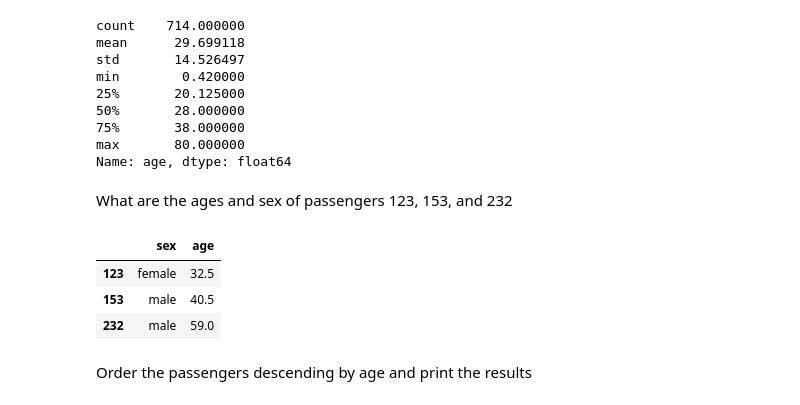
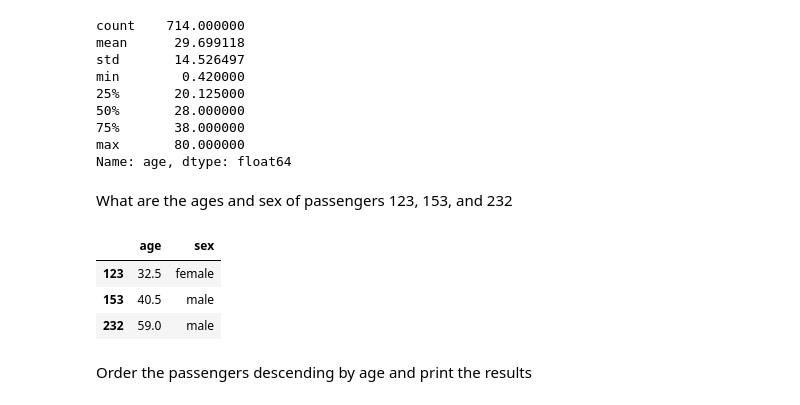
Before and after one commit to JA-Acosta/PandasCourse, a Jupyter notebook: questions.ipynb, the cells around one changed output. Saved outputs shown, nothing was run; the diff lists cells and outputs as text; code cells hidden in the pictures.

```diff
--- a/questions.ipynb
+++ b/questions.ipynb
@@ -153,12 +140,11 @@ Name: age, dtype: float64
 # %% [markdown]
 What are the ages and sex of passengers 123, 153, and 232
 # %%
-titanic.loc[[123, 153, 232], ['sex', 'age']]
 # %% [output]
-|  | sex | age |
-| 123 | female | 32.5 |
-| 153 | male | 40.5 |
-| 232 | male | 59.0 |
+|  | age | sex |
+| 123 | 32.5 | female |
+| 153 | 40.5 | male |
+| 232 | 59.0 | male |
 # %% [markdown]
 Order the passengers descending by age and print the results
 # %%
```
Also changed, not shown: parts of 37 cells of this notebook, 1 other file.
